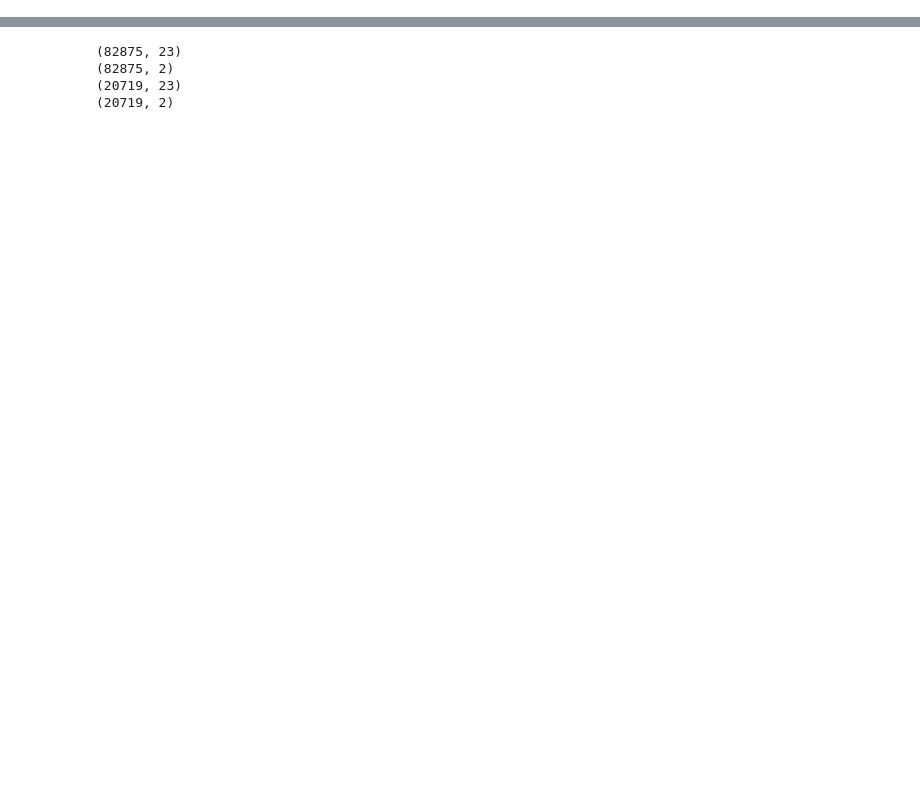
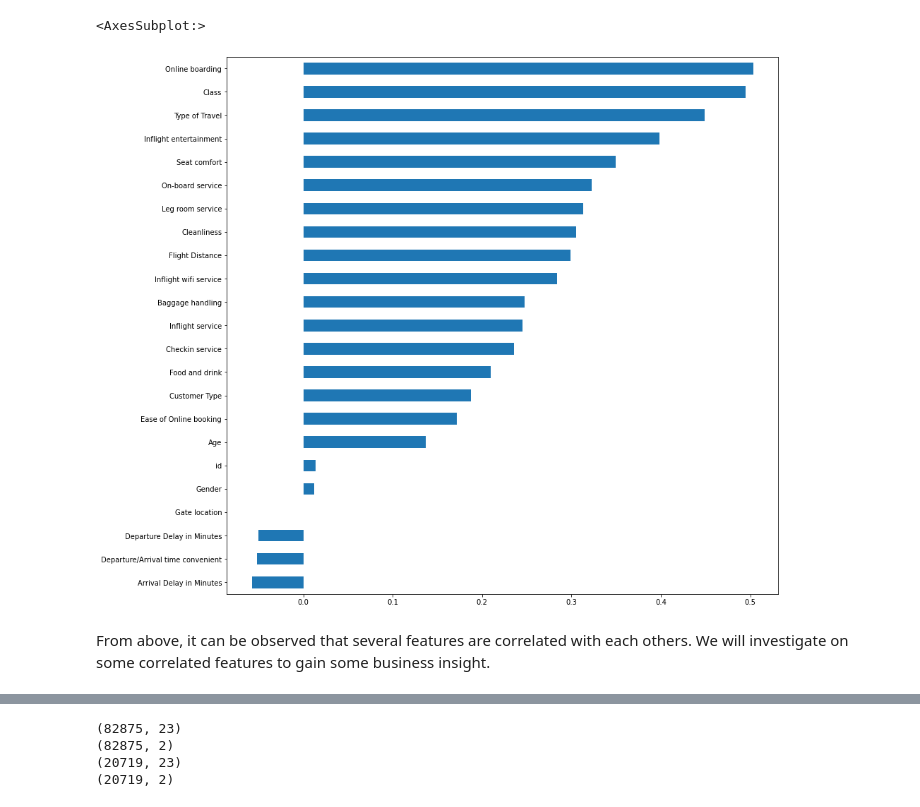
Before and after one commit to cgx242/Airline-Passenger-Satisfaction-Analysis, a Jupyter notebook: doc/Project.ipynb, the cells around one changed output, grey strips where cells are left out. Saved outputs shown, nothing was run; the diff lists cells and outputs as text; code cells hidden in the pictures; blank space fills up the shorter version.

```diff
--- a/doc/Project.ipynb
+++ b/doc/Project.ipynb
@@ -94,3 +66,7 @@ memory usage: 5.0+ MB
 # NAs in Arrival Delay in Minutes
 train_data.dropna(subset=['Arrival Delay in Minutes'],inplace=True)
 test_data.dropna(subset=['Arrival Delay in Minutes'],inplace=True)
+
+# Keep a Copy of Data Before Processing
+train_data1 = train_data
+test_data1 = test_data
@@ -117,0 +110,9 @@ test_data['Class'] = le4.transform(test_data['Class'])
+# %%
+train_data1.corrwith(train_data1['satisfaction']) \
+    .sort_values(ascending=True)[:-1] \
+    .plot(kind='barh', figsize=(14, 14))
+# %% [output]
+<AxesSubplot:>
+[figure, added]
+# %% [markdown]
+From above, it can be observed that several features are correlated with each others. We will investigate on some correlated features to gain some business insight.
```
Also changed, not shown: parts of 28 cells of this notebook, 1 other file.
